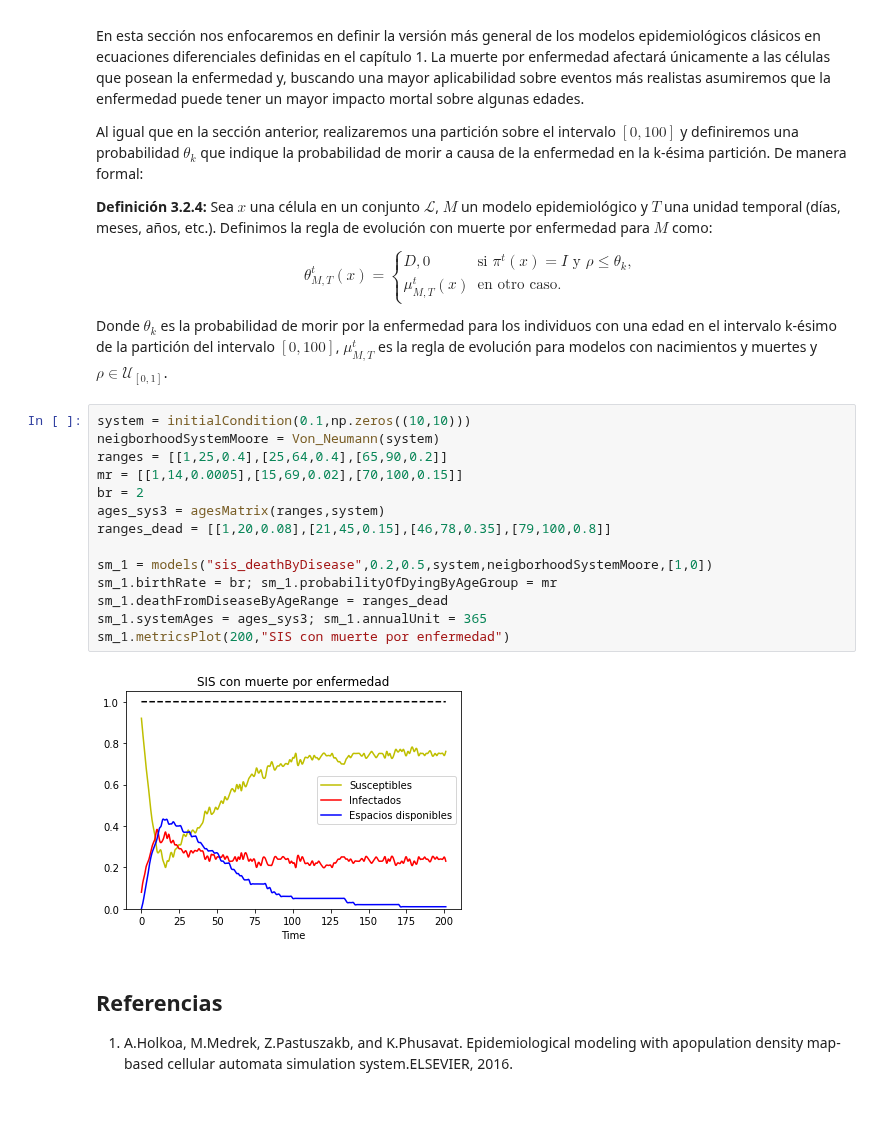
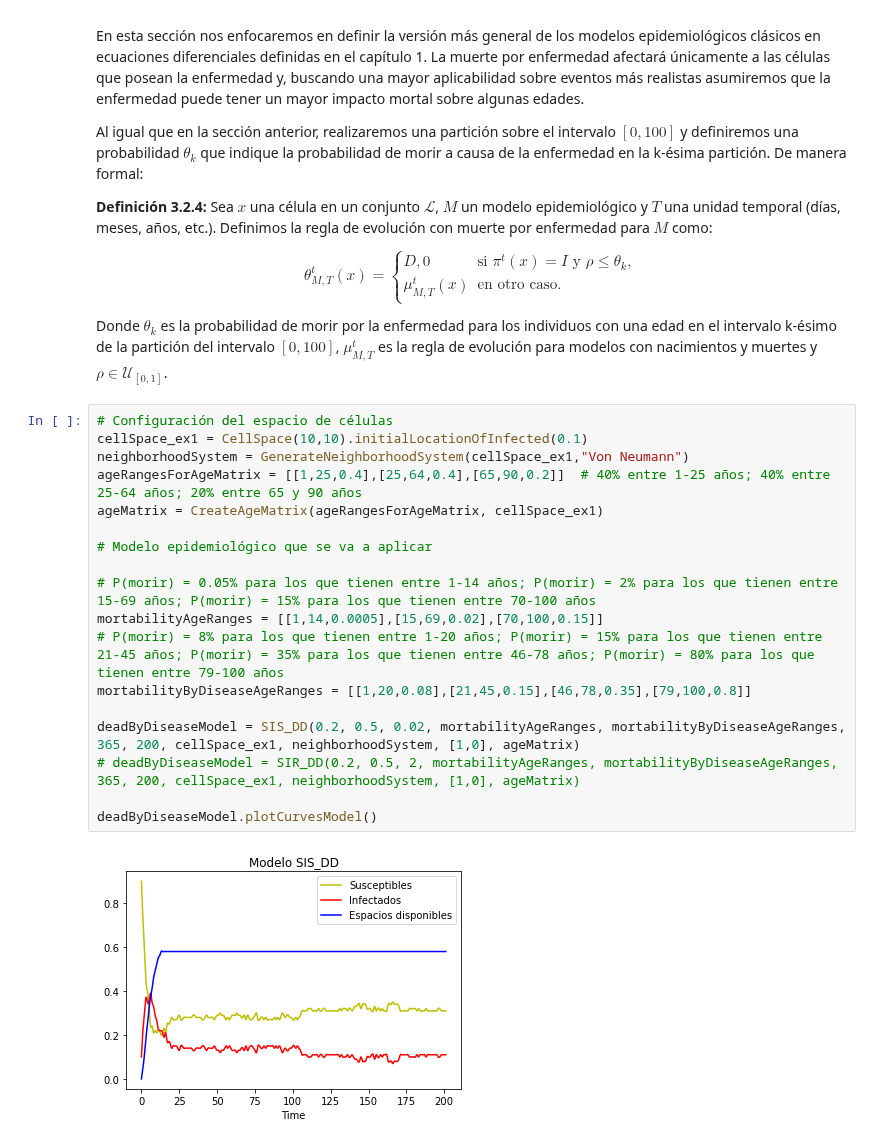
Before and after one commit to Grupo-de-simulacion-con-automatas/CAsimulations-Modelacion-de-dinamicas-topologicas-en-la-propagacion-de-una-enfermedad-usando-CA, a Jupyter notebook: Codigo/3. Reglas de evolución.ipynb, the cells around one changed output. Saved outputs shown, nothing was run; the diff lists cells and outputs as text; blank space fills up the shorter version.

```diff
--- a/Codigo/3. Reglas de evolución.ipynb
+++ b/Codigo/3. Reglas de evolución.ipynb
@@ -182,22 +133,23 @@ Al igual que en la sección anterior, realizaremos una partición sobre el inter
 \end{equation}
 
 Donde $\theta_k$ es la probabilidad de morir por la enfermedad para los individuos con una edad en el intervalo k-ésimo de la partición del intervalo $[0,100]$, $\mu_{M,T}^t$ es la regla de evolución para modelos con nacimientos y muertes y $\rho\in\mathcal{U}_{[0,1]}$.
-# %%
-system = initialCondition(0.1,np.zeros((10,10)))
-neigborhoodSystemMoore = Von_Neumann(system)
-ranges = [[1,25,0.4],[25,64,0.4],[65,90,0.2]]
-mr = [[1,14,0.0005],[15,69,0.02],[70,100,0.15]]
-br = 2
-ages_sys3 = agesMatrix(ranges,system)
-ranges_dead = [[1,20,0.08],[21,45,0.15],[46,78,0.35],[79,100,0.8]]
-
-sm_1 = models("sis_deathByDisease",0.2,0.5,system,neigborhoodSystemMoore,[1,0])
-sm_1.birthRate = br; sm_1.probabilityOfDyingByAgeGroup = mr
-sm_1.deathFromDiseaseByAgeRange = ranges_dead
-sm_1.systemAges = ages_sys3; sm_1.annualUnit = 365
-sm_1.metricsPlot(200,"SIS con muerte por enfermedad")
-# %% [output]
-[figure, removed]
-# %% [markdown]
-## Referencias
-1. A.Holkoa, M.Medrek, Z.Pastuszakb, and K.Phusavat. Epidemiological modeling with apopulation density map-based cellular automata simulation system.ELSEVIER, 2016.
+# %%
+# Configuración del espacio de células
+cellSpace_ex1 = CellSpace(10,10).initialLocationOfInfected(0.1)
+neighborhoodSystem = GenerateNeighborhoodSystem(cellSpace_ex1,"Von Neumann")
+ageRangesForAgeMatrix = [[1,25,0.4],[25,64,0.4],[65,90,0.2]]  # 40% entre 1-25 años; 40% entre 25-64 años; 20% entre 65 y 90 años
+ageMatrix = CreateAgeMatrix(ageRangesForAgeMatrix, cellSpace_ex1)
+
+# Modelo epidemiológico que se va a aplicar
+
+# P(morir) = 0.05% para los que tienen entre 1-14 años; P(morir) = 2% para los que tienen entre 15-69 años; P(morir) = 15% para los que tienen entre 70-100 años
+mortabilityAgeRanges = [[1,14,0.0005],[15,69,0.02],[70,100,0.15]]
+# P(morir) = 8% para los que tienen entre 1-20 años; P(morir) = 15% para los que tienen entre 21-45 años; P(morir) = 35% para los que tienen entre 46-78 años; P(morir) = 80% para los que tienen entre 79-100 años
+mortabilityByDiseaseAgeRanges = [[1,20,0.08],[21,45,0.15],[46,78,0.35],[79,100,0.8]]
+
+deadByDiseaseModel = SIS_DD(0.2, 0.5, 0.02, mortabilityAgeRanges, mortabilityByDiseaseAgeRanges, 365, 200, cellSpace_ex1, neighborhoodSystem, [1,0], ageMatrix)
+# deadByDiseaseModel = SIR_DD(0.2, 0.5, 2, mortabilityAgeRanges, mortabilityByDiseaseAgeRanges, 365, 200, cellSpace_ex1, neighborhoodSystem, [1,0], ageMatrix)
+
+deadByDiseaseModel.plotCurvesModel()
+# %% [output]
+[figure, added]
```
Also changed, not shown: parts of 9 cells of this notebook, 7 other files.
